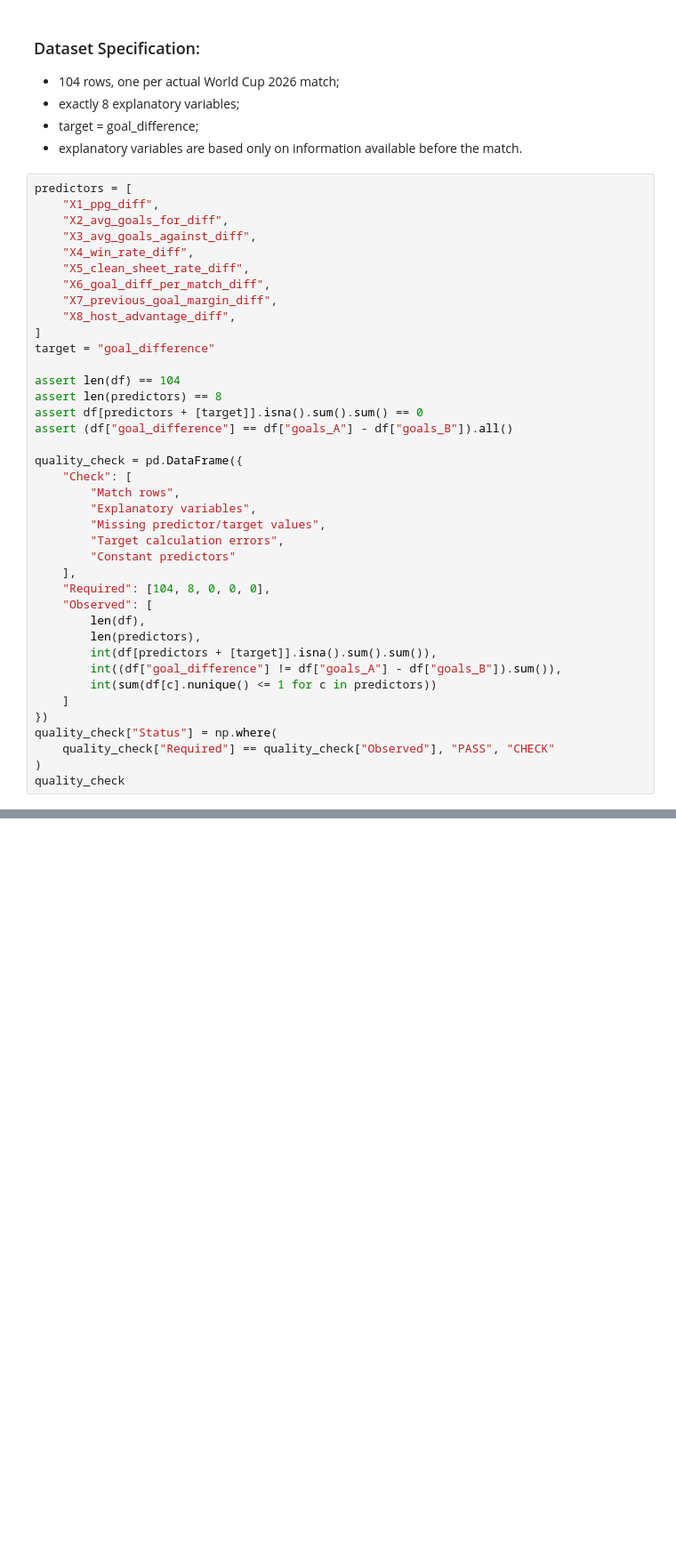
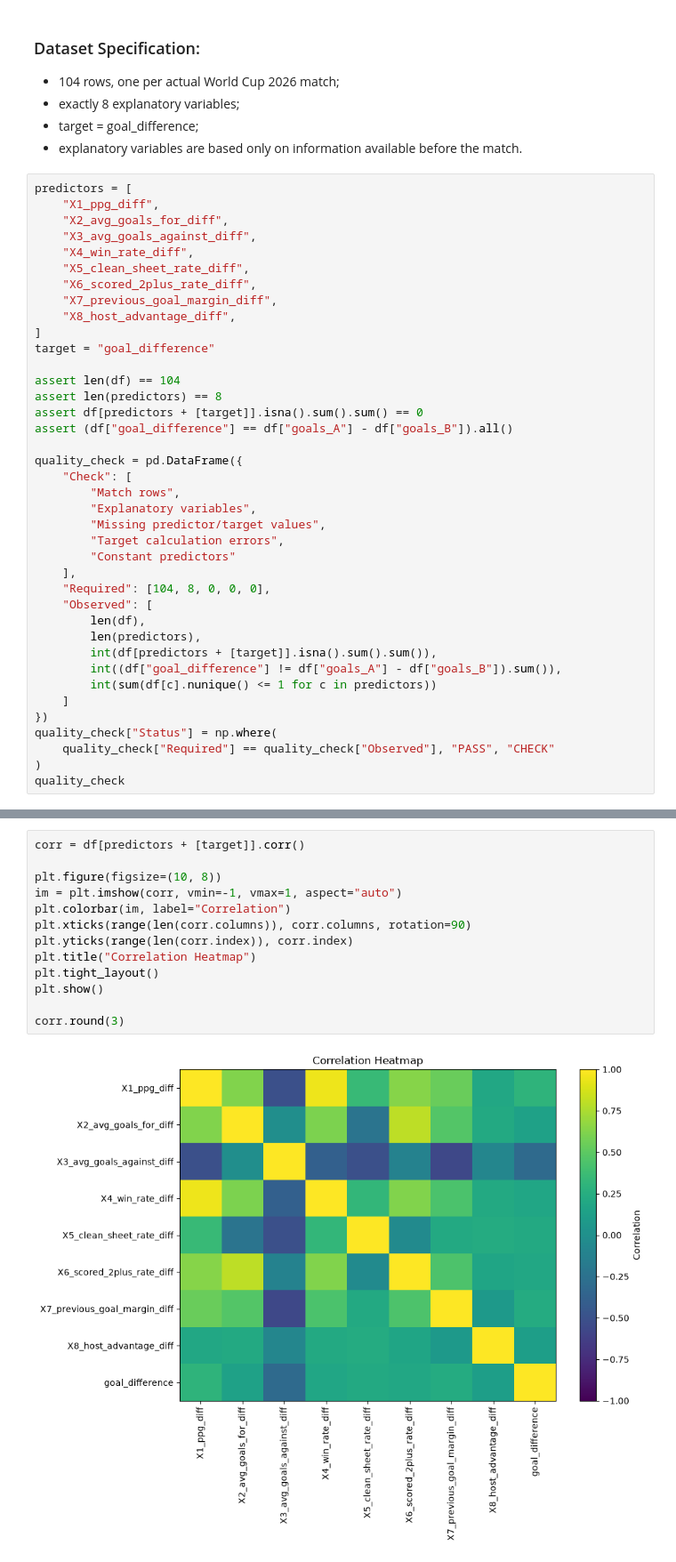
Before and after one commit to Jordan-S405349/HIT140-FOUNDATIONS-OF-DATA-SCIENCE---Sydney-Group-4---Assessment-3, a Jupyter notebook: linearreg_objective_2_1.ipynb, the cells around one changed output, grey strips where cells are left out. Shown at 89% size. Cells and saved outputs as stored; diff of their text form; blank space fills up the shorter version.

```diff
--- a/linearreg_objective_2_1.ipynb
+++ b/linearreg_objective_2_1.ipynb
@@ -79,7 +79,7 @@ predictors = [
     "X3_avg_goals_against_diff",
     "X4_win_rate_diff",
     "X5_clean_sheet_rate_diff",
-    "X6_goal_diff_per_match_diff",
+    "X6_scored_2plus_rate_diff",
     "X7_previous_goal_margin_diff",
     "X8_host_advantage_diff",
 ]
@@ -115,0 +275,15 @@ KeyError: "['X7_previous_goal_margin_diff'] not in index"
+# %%
+corr = df[predictors + [target]].corr()
+
+plt.figure(figsize=(10, 8))
+im = plt.imshow(corr, vmin=-1, vmax=1, aspect="auto")
+plt.colorbar(im, label="Correlation")
+plt.xticks(range(len(corr.columns)), corr.columns, rotation=90)
+plt.yticks(range(len(corr.index)), corr.index)
+plt.title("Correlation Heatmap")
+plt.tight_layout()
+plt.show()
+
+corr.round(3)
+# %% [output]
+[figure, added]
```
Also changed, not shown: parts of 27 cells of this notebook.
